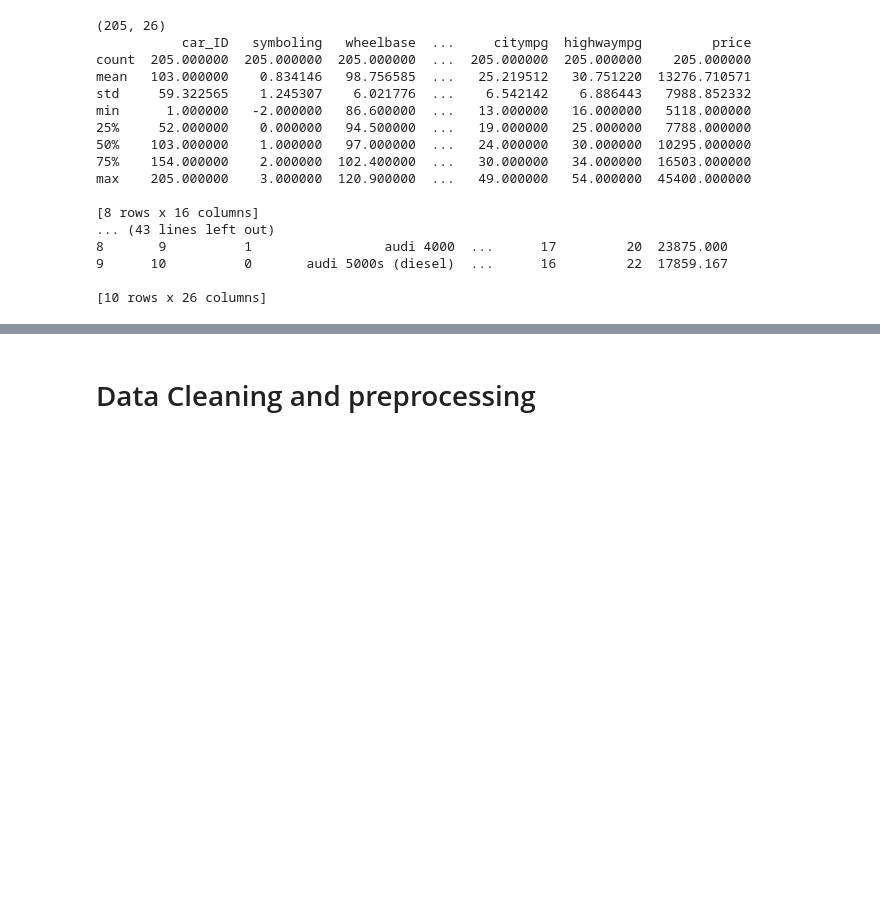
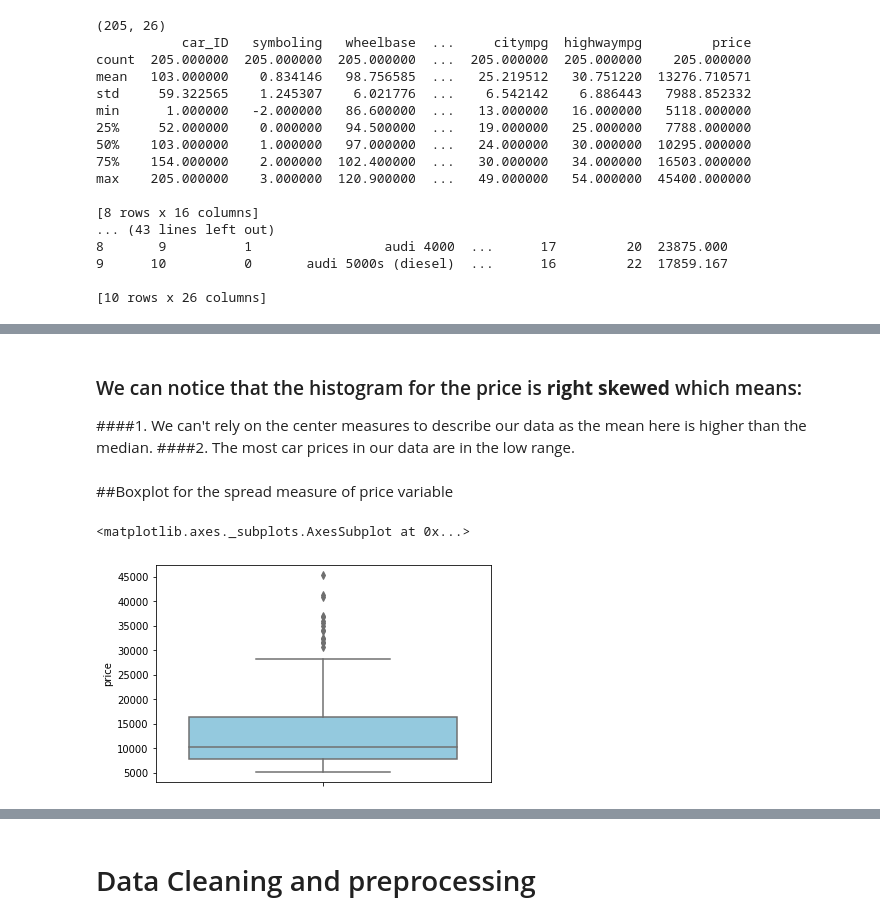
Before and after one commit to rowizu/MachineLearningExamples, a Jupyter notebook: CarPrice_Prediction.ipynb, the cells around one changed output, grey strips where cells are left out. Cells and saved outputs as stored; diff of their text form; code cells hidden in the pictures; blank space fills up the shorter version.

```diff
--- a/CarPrice_Prediction.ipynb
+++ b/CarPrice_Prediction.ipynb
@@ -116,0 +131,13 @@ max    205.000000    3.000000  120.900000  ...   49.000000   54.000000  45400.00
+# %% [markdown]
+### We can notice that the histogram for the price is **right skewed** which means:
+
+####1. We can't rely on the center measures to describe our data as the mean here is higher than the median.
+####2. The most car prices in our data are in the low range.
+# %% [markdown]
+##Boxplot for the spread measure of price variable
+# %%
+#boxplt
+sns.boxplot(y=df['price'], color='SkyBlue')
+# %% [output]
+<matplotlib.axes._subplots.AxesSubplot at 0x...>
+[figure, added]
```
Also changed, not shown: parts of 32 cells of this notebook.
